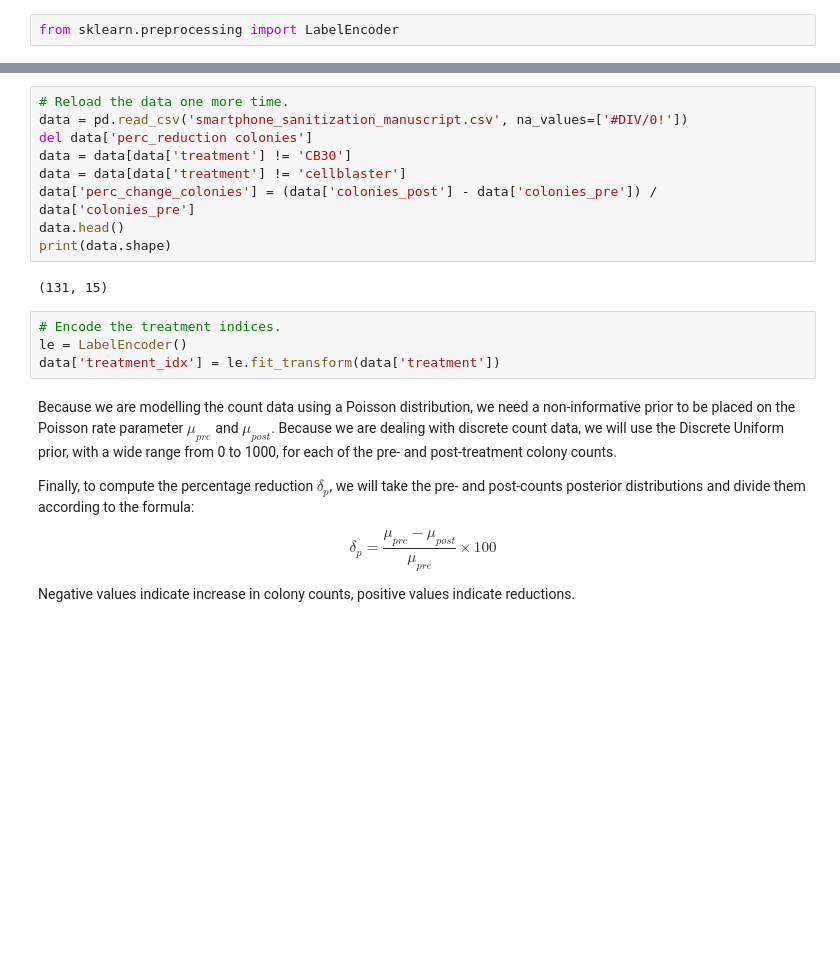
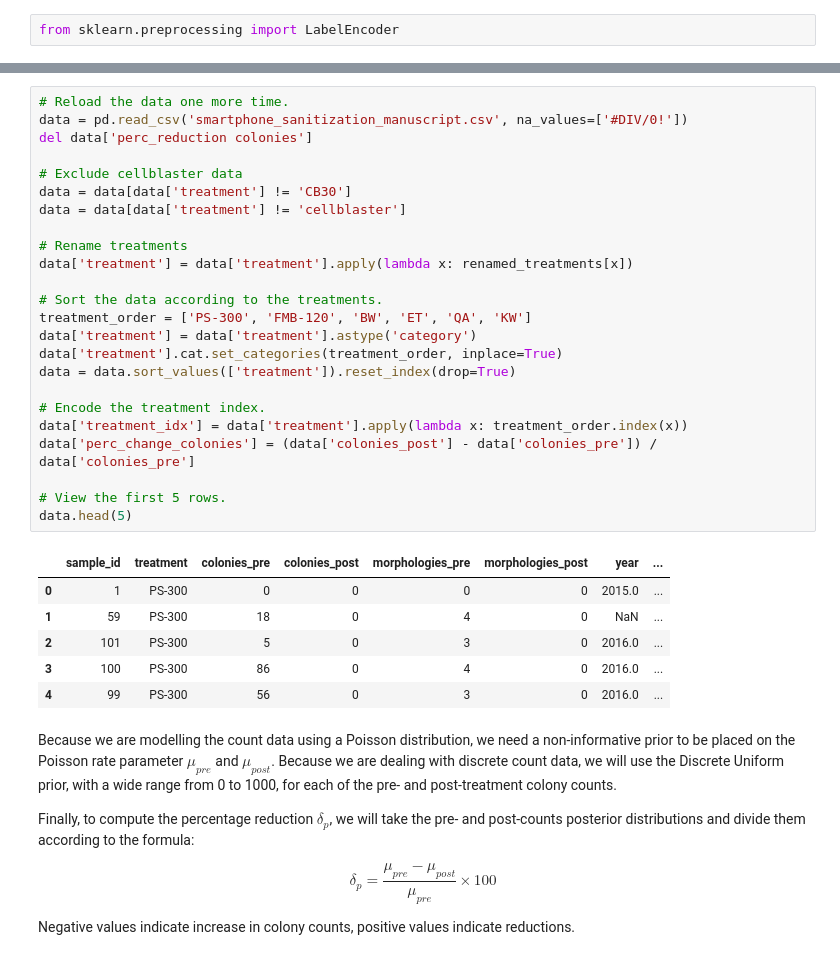
Before and after one commit to afcarl/mia-stats, a Jupyter notebook: sterilization/sterilization.ipynb, the cells around one changed output, grey strips where cells are left out. Saved outputs shown, nothing was run; the diff lists cells and outputs as text; blank space fills up the shorter version.

```diff
--- a/sterilization/sterilization.ipynb
+++ b/sterilization/sterilization.ipynb
@@ -75,18 +102,34 @@ from sklearn.preprocessing import LabelEncoder
 # %%
 # Reload the data one more time.
 data = pd.read_csv('smartphone_sanitization_manuscript.csv', na_values=['#DIV/0!'])
 del data['perc_reduction colonies']
+
+# Exclude cellblaster data
 data = data[data['treatment'] != 'CB30']
 data = data[data['treatment'] != 'cellblaster']
+
+# Rename treatments
+data['treatment'] = data['treatment'].apply(lambda x: renamed_treatments[x])
+
+# Sort the data according to the treatments.
+treatment_order = ['PS-300', 'FMB-120', 'BW', 'ET', 'QA', 'KW']
+data['treatment'] = data['treatment'].astype('category')
+data['treatment'].cat.set_categories(treatment_order, inplace=True)
+data = data.sort_values(['treatment']).reset_index(drop=True)
+
+# Encode the treatment index.
+data['treatment_idx'] = data['treatment'].apply(lambda x: treatment_order.index(x))
 data['perc_change_colonies'] = (data['colonies_post'] - data['colonies_pre']) / data['colonies_pre']
-data.head()
-print(data.shape)
+
+# View the first 5 rows.
+data.head(5)
 # %% [output]
-(131, 15)
+|  | sample_id | treatment | colonies_pre | colonies_post | morphologies_pre | morphologies_post | year | ... |
+| 0 | 1 | PS-300 | 0 | 0 | 0 | 0 | 2015.0 | ... |
+| 1 | 59 | PS-300 | 18 | 0 | 4 | 0 | NaN | ... |
+| 2 | 101 | PS-300 | 5 | 0 | 3 | 0 | 2016.0 | ... |
+| 3 | 100 | PS-300 | 86 | 0 | 4 | 0 | 2016.0 | ... |
+| 4 | 99 | PS-300 | 56 | 0 | 3 | 0 | 2016.0 | ... |
-# %%
-# Encode the treatment indices.
-le = LabelEncoder()
-data['treatment_idx'] = le.fit_transform(data['treatment'])
 # %% [markdown]
 Because we are modelling the count data using a Poisson distribution, we need a non-informative prior to be placed on the Poisson rate parameter $\mu_{pre}$ and $\mu_{post}$. Because we are dealing with discrete count data, we will use the Discrete Uniform prior, with a wide range from 0 to 1000, for each of the pre- and post-treatment colony counts.
 
```
Also changed, not shown: parts of 8 cells of this notebook, 1 other file.
